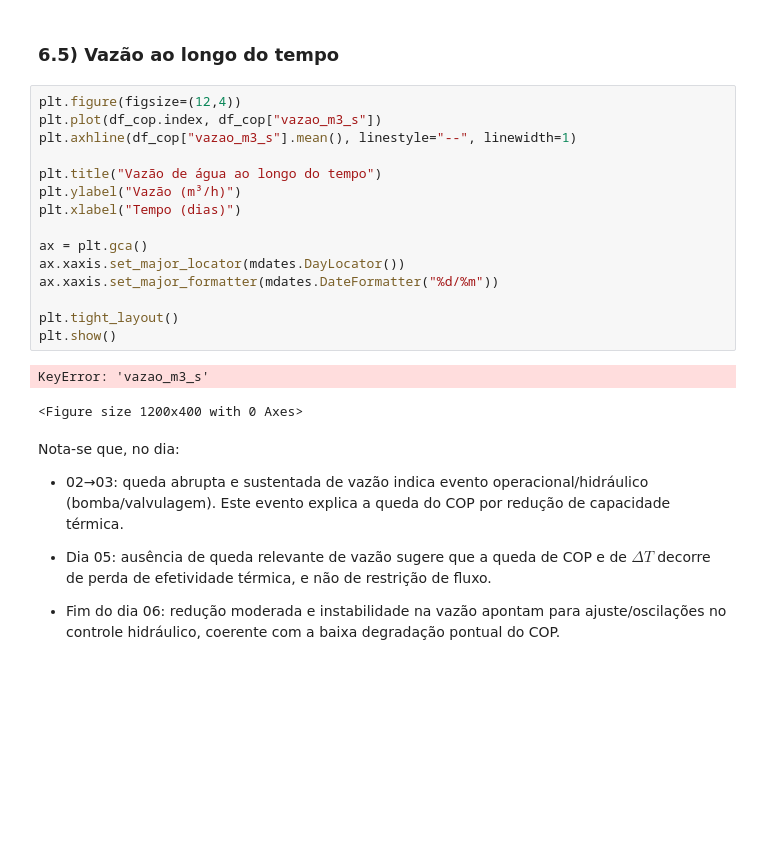
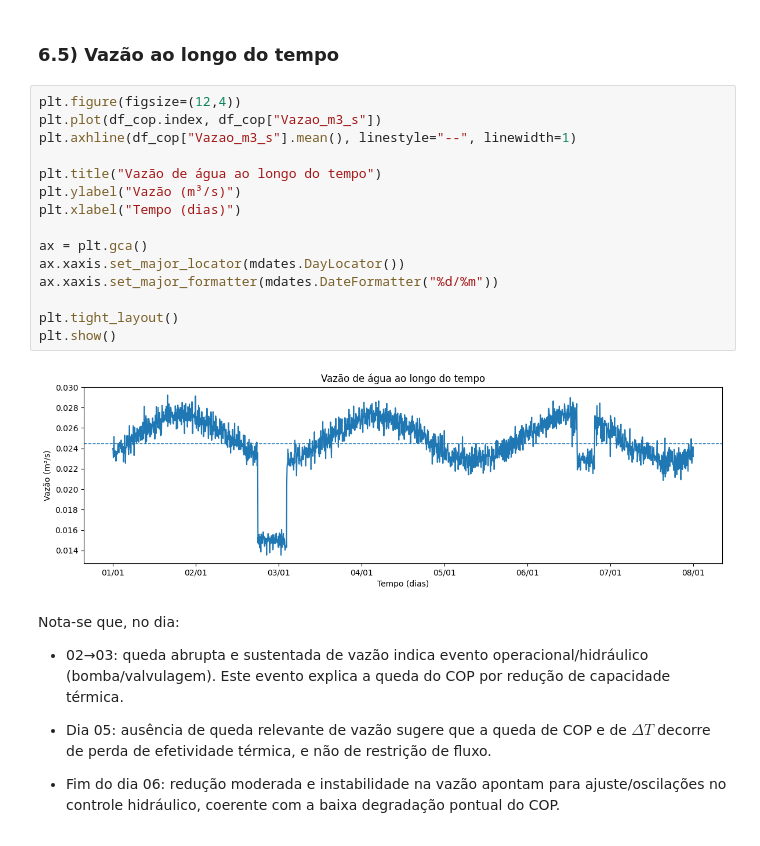
Before and after one commit to Vitor-Mazon/analise-cop-refrigeracao-industrial, a Jupyter notebook: notebooks/Desafio_COP.ipynb, the cells around one changed output. Saved outputs shown, nothing was run; the diff lists cells and outputs as text; blank space fills up the shorter version.

```diff
--- a/notebooks/Desafio_COP.ipynb
+++ b/notebooks/Desafio_COP.ipynb
@@ -325,22 +365,21 @@ No início do dia 05 observa-se uma queda abrupta do $\Delta T$, acompanhada de
 ### 6.5) Vazão ao longo do tempo
 # %%
 plt.figure(figsize=(12,4))
-plt.plot(df_cop.index, df_cop["vazao_m3_s"])
-plt.axhline(df_cop["vazao_m3_s"].mean(), linestyle="--", linewidth=1)
+plt.plot(df_cop.index, df_cop["Vazao_m3_s"])
+plt.axhline(df_cop["Vazao_m3_s"].mean(), linestyle="--", linewidth=1)
 
 plt.title("Vazão de água ao longo do tempo")
-plt.ylabel("Vazão (m³/h)")
+plt.ylabel("Vazão (m³/s)")
 plt.xlabel("Tempo (dias)")
 
 ax = plt.gca()
 ax.xaxis.set_major_locator(mdates.DayLocator())
 ax.xaxis.set_major_formatter(mdates.DateFormatter("%d/%m"))
 
 plt.tight_layout()
 plt.show()
 # %% [output]
-KeyError: 'vazao_m3_s'
-<Figure size 1200x400 with 0 Axes>
+[figure, added]
 # %% [markdown]
 Nota-se que, no dia:
 
```
Also changed, not shown: parts of 6 cells of this notebook.
